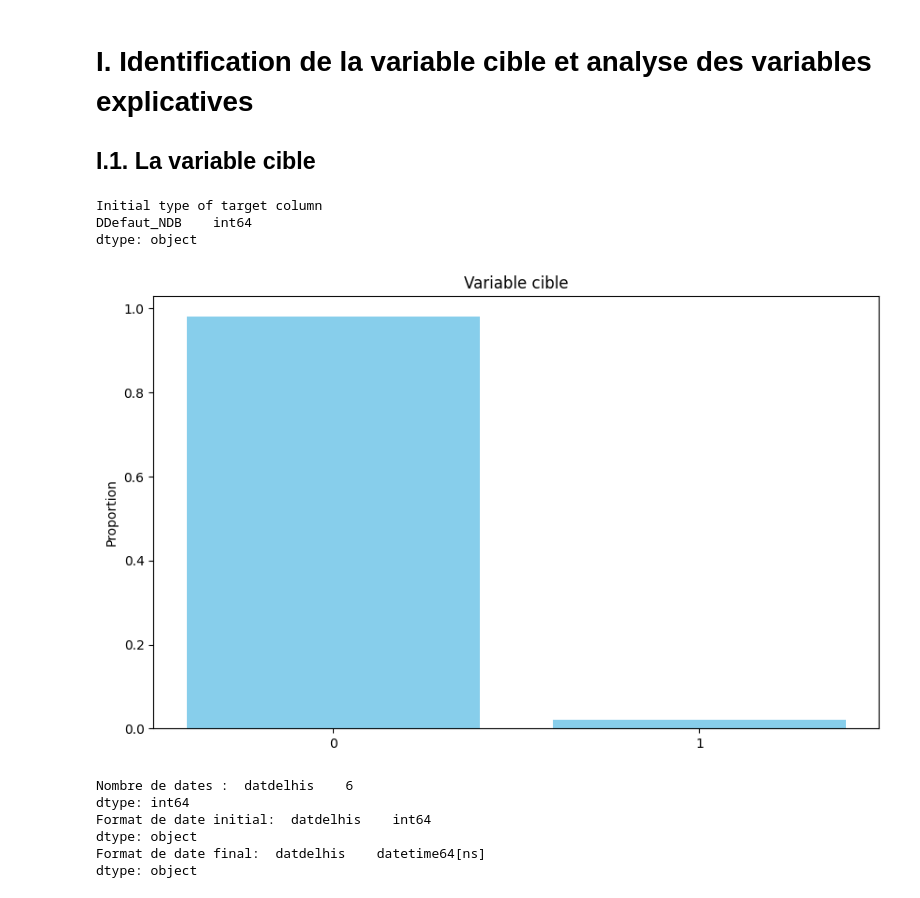
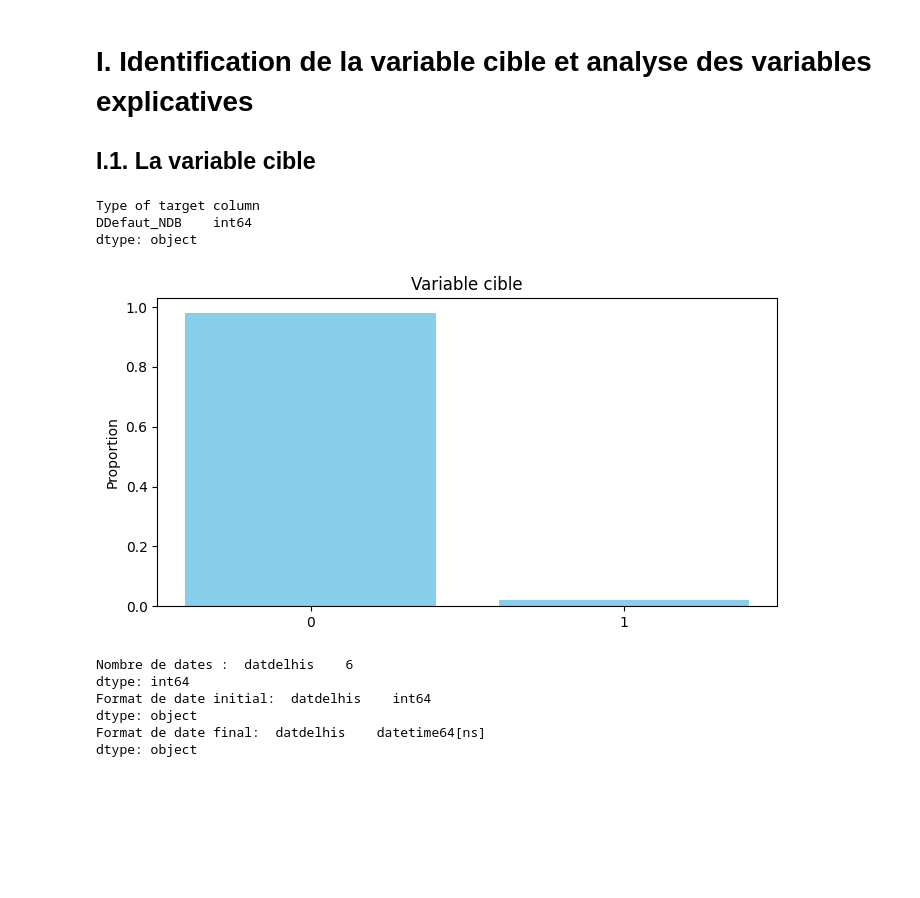
Before and after one commit to cheryl-kdio/Scoring-pj, a Jupyter notebook: desc.ipynb, the cells around one changed output. Saved outputs shown, nothing was run; the diff lists cells and outputs as text; code cells hidden in the pictures; blank space fills up the shorter version.

```diff
--- a/desc.ipynb
+++ b/desc.ipynb
@@ -84,0 +89,13 @@ print(categorical_vars)
+# %%
+# Retrait de la variable CRTAD_IND_0062 car elle est quantitative discrète
+# Retrait des variables date et defaut, car ce ne sont pas des variables explicatives
+# et des variables n'ayant qu'une modalité
+pre_categorical_vars = [ col for col in result_df["Variable"][result_df["Unique_Count"]>=2]
+                     if col not in ["CRTAD_IND_0062", "datdelhis", "DDefaut_NDB"]]
+print(pre_categorical_vars)
+
+for col in pre_categorical_vars:
+    print(f"{col} : {df[col].dtypes}")
+
+# Transformation des variables catégorielles en variables catégorielles
+df[pre_categorical_vars] = df[pre_categorical_vars].astype('category')
@@ -85,12 +109,8 @@ print(categorical_vars)
 # %%
 # Variables à exclure car elles n'ont qu'une modalité
-uniq_mod,unique_count = functions.find_categorical_variables(df, 2)
+vars_to_exclude = result_df["Variable"][result_df["Unique_Count"] <= 1].tolist()
 
-# Listes des variables catégorielles et des variables continues
-selected_categorical_vars = [ col for col in categorical_vars if col not in uniq_mod]
-print(len(selected_categorical_vars))
-
-
-cont_vars = [ col for col in df.columns if (col not in categorical_vars) and (col not in uniq_mod) and col != 'id_client']
-print(len(cont_vars))
+# Variables continues
+pre_cont_vars = [col for col in df.columns if col not in (pre_categorical_vars + vars_to_exclude + ['id_client', 'DDefaut_NDB', 'datdelhis'])]
+print(len(pre_cont_vars))
 # %% [output]
@@ -143,11 +136,6 @@ IND_ACTIF : [1]
 secteur_activite : ['SCI']
 secteur_activite_bis : ['SCI']
 # %%
-# Retrait des variables à modalité unique
-df.drop(columns=uniq_mod,inplace=True)
+# Retrait des variables n'apportant aucune information pour la prédiction (car à modalités uniques) et de la variable id_client
+df.drop(columns=vars_to_exclude + ["id_client"] ,inplace=True)
+# => 59 colonnes
-# %%
-print("Database avant les modifications")
-df.info()
-# Changer le type des variables catégorielles
-categorical_vars_to_convert = [col for col in selected_categorical_vars if col not in ["datdelhis","DDefaut_NDB"]]
-df[categorical_vars_to_convert] = df[categorical_vars_to_convert].astype('category')
@@ -197,25 +167,24 @@ memory usage: 172.5 MB
 ## I.1. La variable cible
 # %%
 cible = "DDefaut_NDB"
-print("Initial type of target column")
+print("Type of target column")
 print(df[[cible]].dtypes)
 # %% [output]
-Initial type of target column
+Type of target column
 DDefaut_NDB    int64
 dtype: object
 # %%
-
 import matplotlib.pyplot as plt
 
 # Create the bar plot
-plt.figure(figsize=(10, 6))
+plt.figure(figsize=(8, 4))
 plt.bar(df[cible].value_counts().index.astype(str), df[cible].value_counts(normalize=True), color='skyblue')
 
 plt.ylabel('Proportion')
 plt.title('Variable cible')
 
 plt.show()
 # %% [output]
-[figure, old version]
+[figure, new version]
 # %%
 #Transformer le format de date :
```
Also changed, not shown: parts of 70 cells of this notebook, 4 other files.
